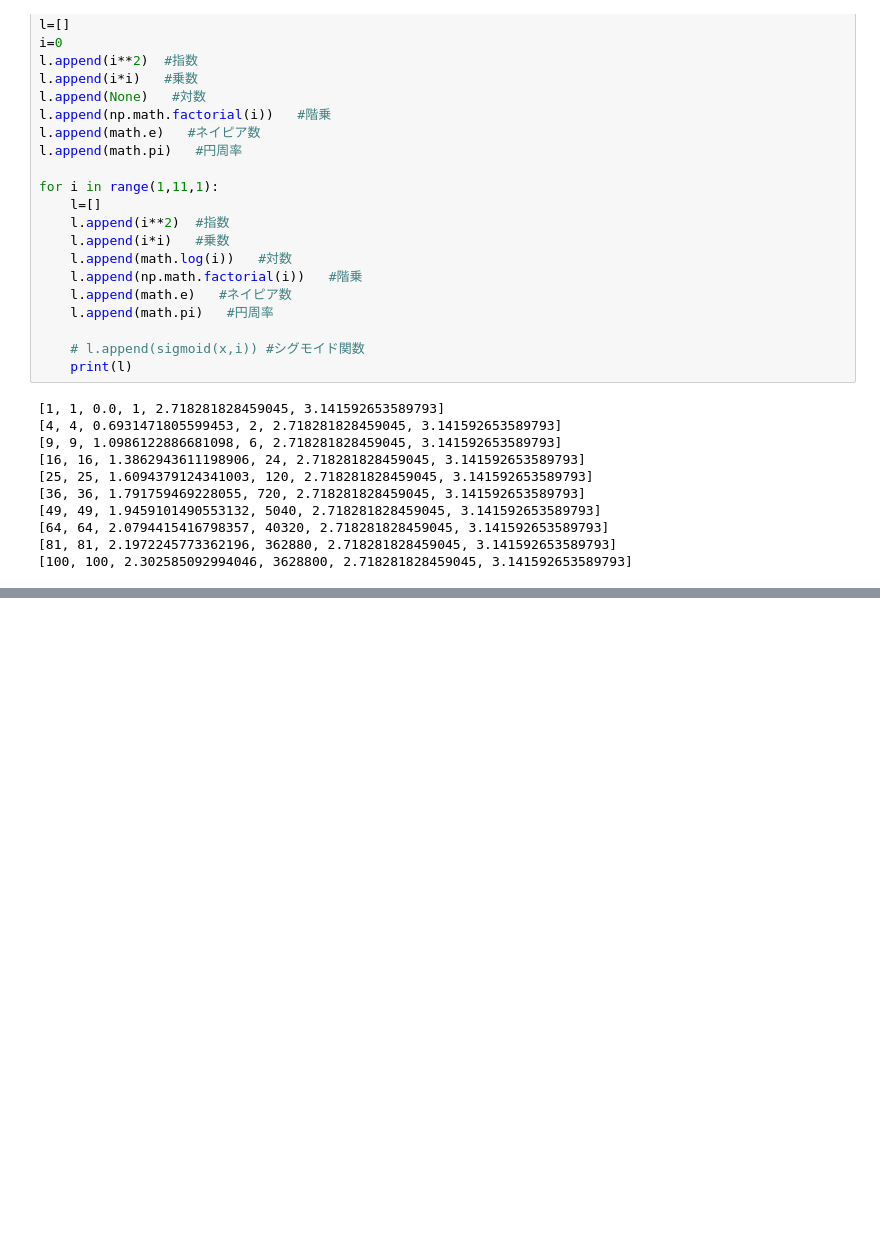
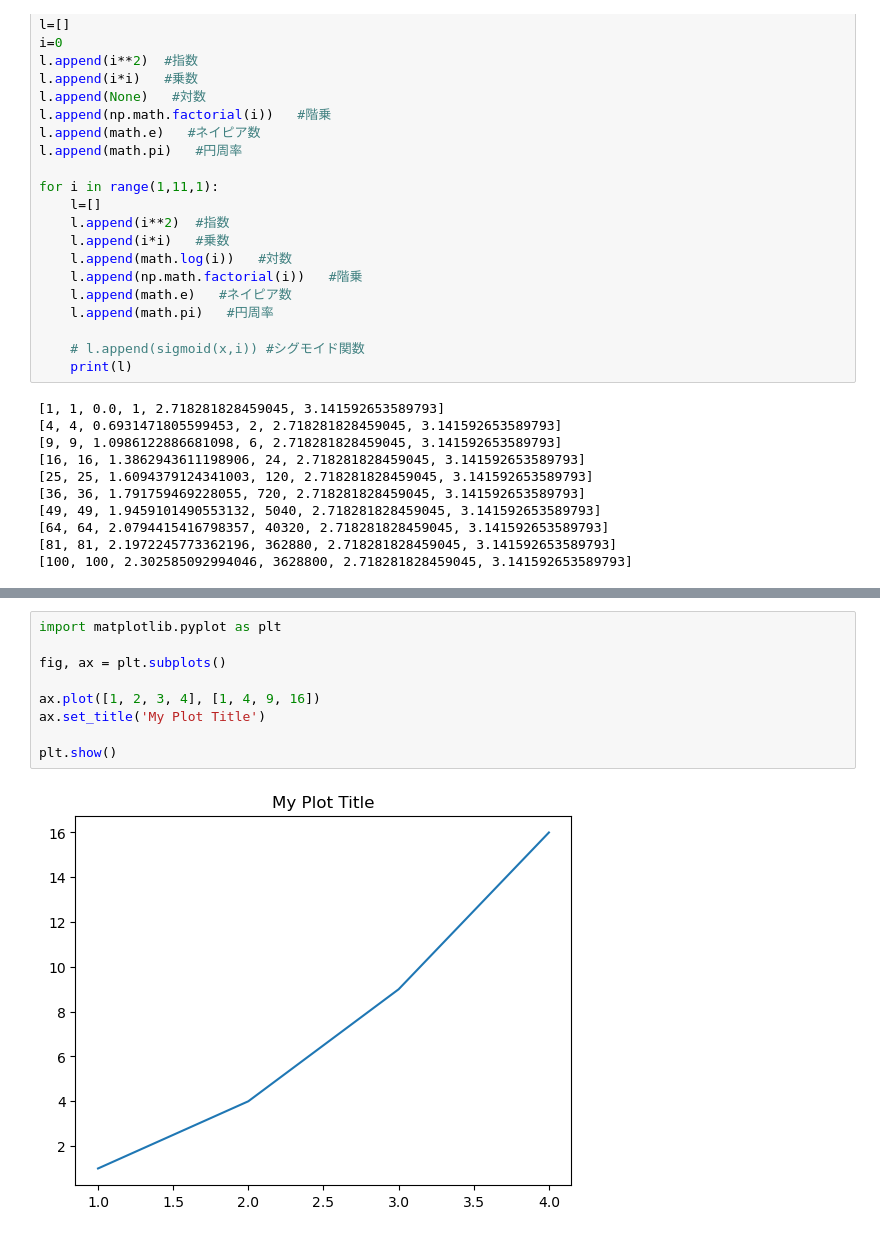
Before and after one commit to ahiru3test/aiai, a Jupyter notebook: notebook/PythonExam/Data/test.ipynb, the cells around one changed output, grey strips where cells are left out. Cells and saved outputs as stored; diff of their text form; blank space fills up the shorter version.

```diff
--- a/notebook/PythonExam/Data/test.ipynb
+++ b/notebook/PythonExam/Data/test.ipynb
@@ -259,0 +297,11 @@ for i in range(1,11,1):
+# %%
+import matplotlib.pyplot as plt
+
+fig, ax = plt.subplots()
+
+ax.plot([1, 2, 3, 4], [1, 4, 9, 16])
+ax.set_title('My Plot Title')
+
+plt.show()
+# %% [output]
+[figure, added]
```
Also changed, not shown: parts of 4 cells of this notebook, 17 other files.
